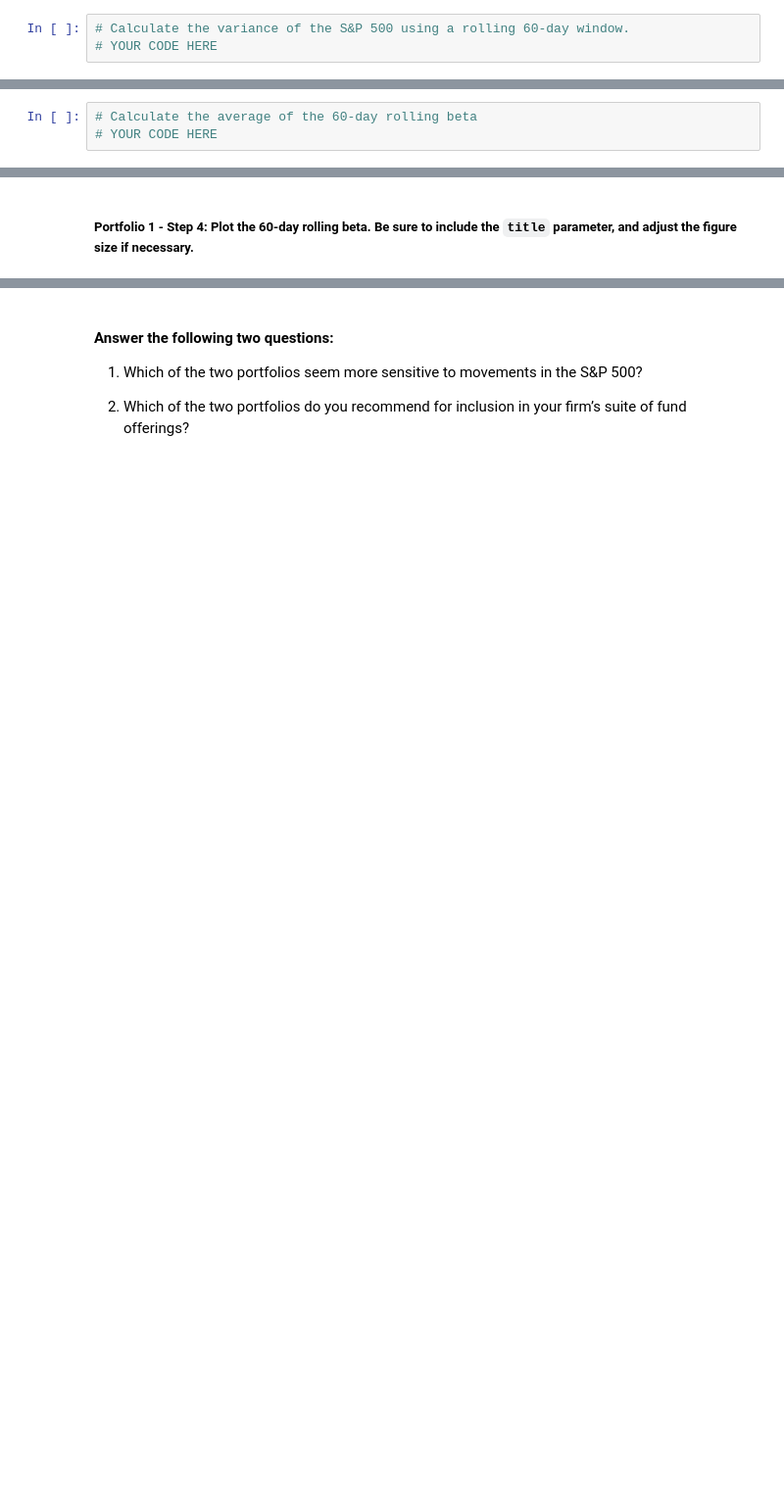
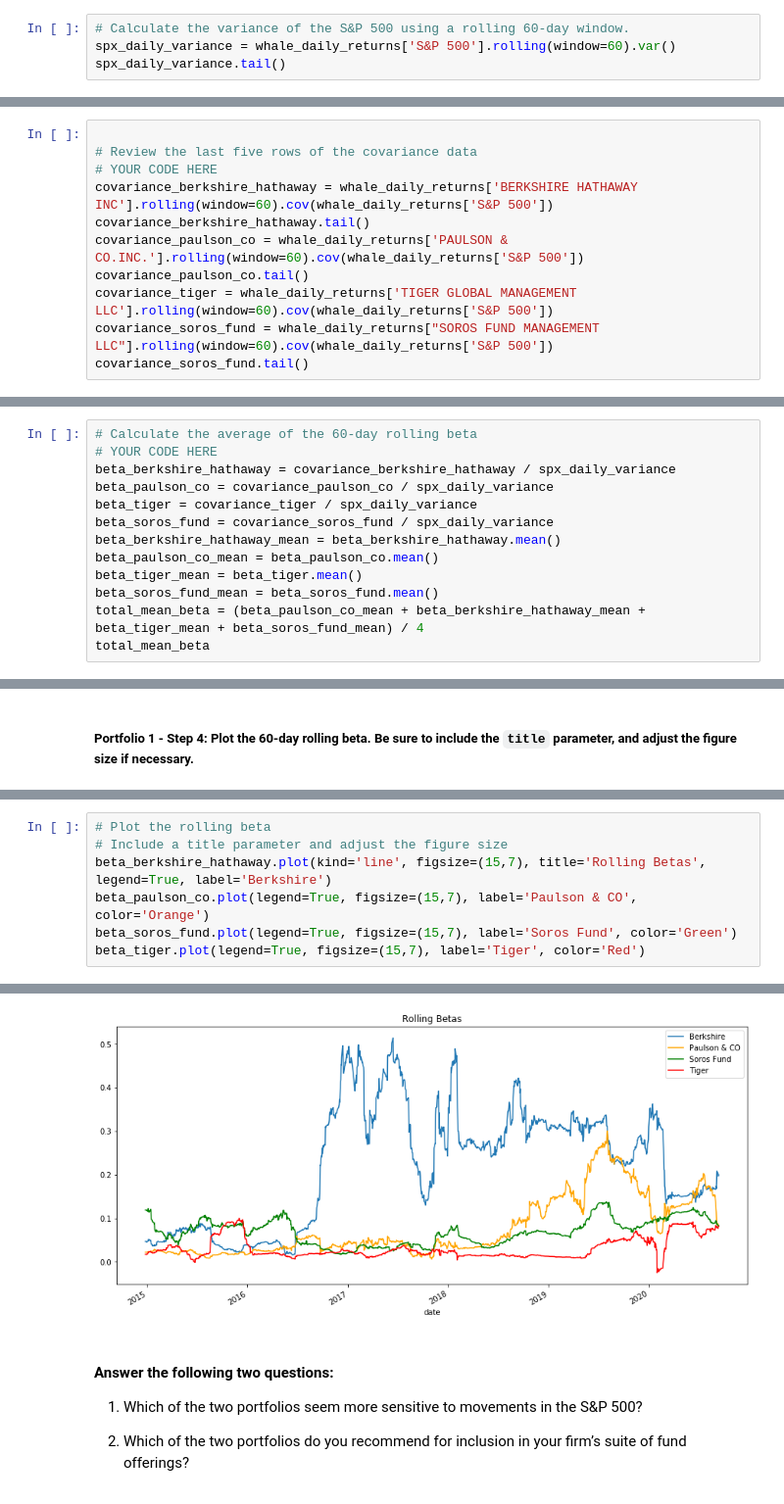
Before and after one commit to willco-1/analyizing-risk-return-challenge, a Jupyter notebook: risk_return_analysis.ipynb, the cells around one changed output, grey strips where cells are left out. Shown at 98% size. Cells and saved outputs as stored; diff of their text form; blank space fills up the shorter version.

```diff
--- a/risk_return_analysis.ipynb
+++ b/risk_return_analysis.ipynb
@@ -363,4 +363,5 @@ Your analysis is nearing completion. Now, you need to evaluate how the portfolio
 #### Use the Pandas `var` function to calculate the variance of the S&P 500 by using a 60-day rolling window. Visualize the last five rows of the variance of the S&P 500.
 # %%
 # Calculate the variance of the S&P 500 using a rolling 60-day window.
-# YOUR CODE HERE
+spx_daily_variance = whale_daily_returns['S&P 500'].rolling(window=60).var()
+spx_daily_variance.tail()
@@ -382,0 +388,11 @@ Your analysis is nearing completion. Now, you need to evaluate how the portfolio
+# %%
+
+# Review the last five rows of the covariance data
+# YOUR CODE HERE
+covariance_berkshire_hathaway = whale_daily_returns['BERKSHIRE HATHAWAY INC'].rolling(window=60).cov(whale_daily_returns['S&P 500'])
+covariance_berkshire_hathaway.tail()
+covariance_paulson_co = whale_daily_returns['PAULSON & CO.INC.'].rolling(window=60).cov(whale_daily_returns['S&P 500'])
+covariance_paulson_co.tail()
+covariance_tiger = whale_daily_returns['TIGER GLOBAL MANAGEMENT LLC'].rolling(window=60).cov(whale_daily_returns['S&P 500'])
+covariance_soros_fund = whale_daily_returns["SOROS FUND MANAGEMENT LLC"].rolling(window=60).cov(whale_daily_returns['S&P 500'])
+covariance_soros_fund.tail()
@@ -391,3 +425,13 @@ Your analysis is nearing completion. Now, you need to evaluate how the portfolio
 # %%
 # Calculate the average of the 60-day rolling beta
 # YOUR CODE HERE
+beta_berkshire_hathaway = covariance_berkshire_hathaway / spx_daily_variance
+beta_paulson_co = covariance_paulson_co / spx_daily_variance
+beta_tiger = covariance_tiger / spx_daily_variance
+beta_soros_fund = covariance_soros_fund / spx_daily_variance
+beta_berkshire_hathaway_mean = beta_berkshire_hathaway.mean()
+beta_paulson_co_mean = beta_paulson_co.mean()
+beta_tiger_mean = beta_tiger.mean()
+beta_soros_fund_mean = beta_soros_fund.mean()
+total_mean_beta = (beta_paulson_co_mean + beta_berkshire_hathaway_mean + beta_tiger_mean + beta_soros_fund_mean) / 4
+total_mean_beta
@@ -422,0 +442,8 @@ Your analysis is nearing completion. Now, you need to evaluate how the portfolio
+# %%
+# Plot the rolling beta
+# Include a title parameter and adjust the figure size
+beta_berkshire_hathaway.plot(kind='line', figsize=(15,7), title='Rolling Betas', legend=True, label='Berkshire')
+beta_paulson_co.plot(legend=True, figsize=(15,7), label='Paulson & CO', color='Orange')
+beta_soros_fund.plot(legend=True, figsize=(15,7), label='Soros Fund', color='Green')
+beta_tiger.plot(legend=True, figsize=(15,7), label='Tiger', color='Red')
+# %% [output]
@@ -423,3 +451,4 @@ Your analysis is nearing completion. Now, you need to evaluate how the portfolio
+[figure, added]
 # %% [markdown]
 #### Answer the following two questions:
 
```
Also changed, not shown: parts of 19 cells of this notebook, 1 other file.
